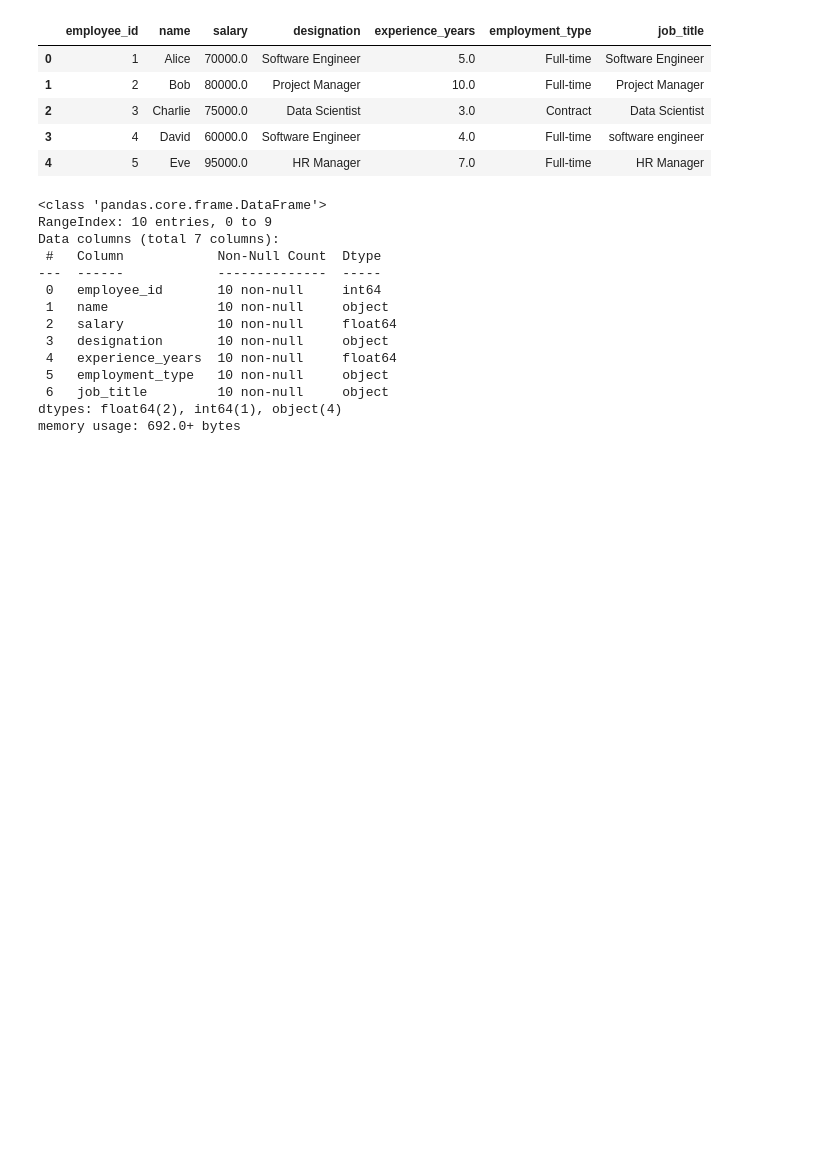
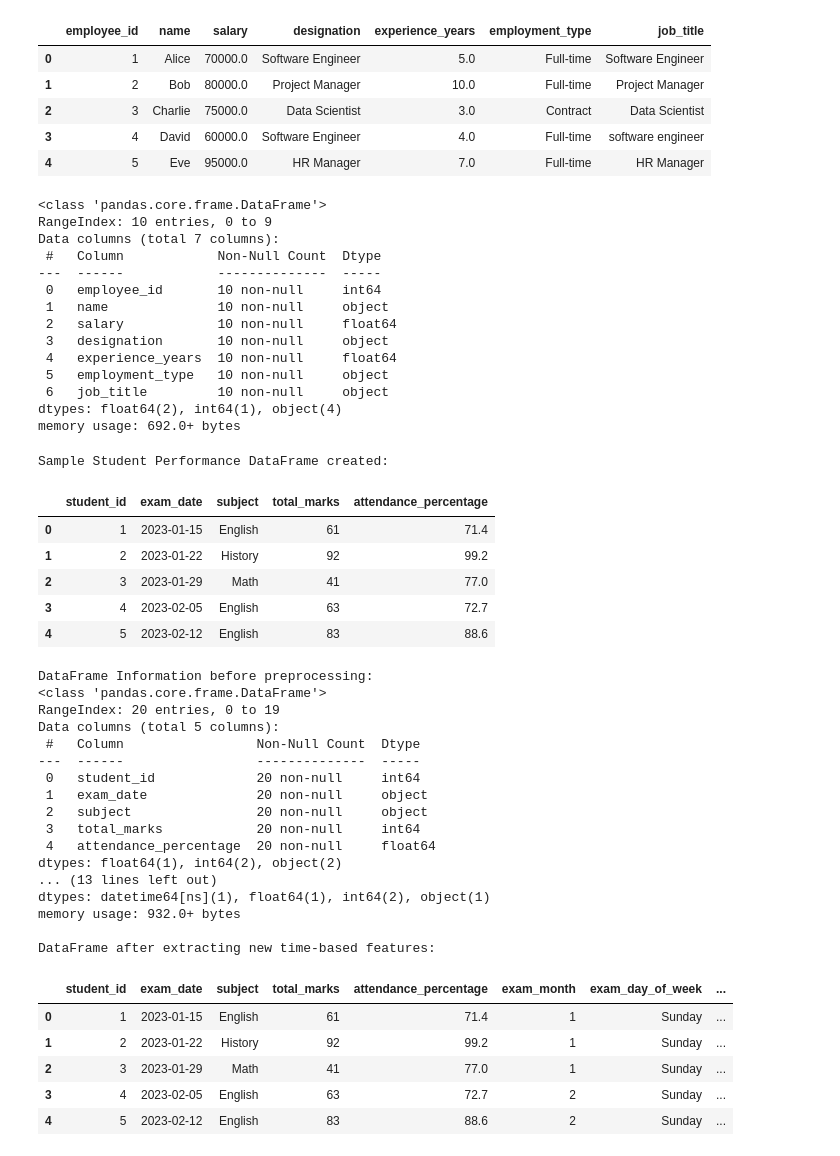
Before and after one commit to Udayan-12/AI.Assisted.Coding, a Jupyter notebook: lab.17.3.ipynb, the cells around one changed output. Saved outputs shown, nothing was run; the diff lists cells and outputs as text; code cells hidden in the pictures; blank space fills up the shorter version.

```diff
--- a/lab.17.3.ipynb
+++ b/lab.17.3.ipynb
@@ -166,3 +166,75 @@ Data columns (total 7 columns):
  6   job_title         10 non-null     object
 dtypes: float64(2), int64(1), object(4)
 memory usage: 692.0+ bytes
+# %%
+import pandas as pd
+import numpy as np
+
+# Creating a sample student performance DataFrame
+np.random.seed(42)
+data = {
+    'student_id': range(1, 21),
+    'exam_date': pd.to_datetime(pd.date_range(start='2023-01-15', periods=20, freq='W').strftime('%Y-%m-%d')).astype(str).tolist(), # Convert to string to simulate initial state
+    'subject': np.random.choice(['Math', 'Science', 'English', 'History'], 20),
+    'total_marks': np.random.randint(40, 100, 20).tolist(),
+    'attendance_percentage': np.random.uniform(70, 100, 20).round(1).tolist()
+}
+
+# Create the DataFrame first
+df_student = pd.DataFrame(data)
+
+# Introduce some outliers in total_marks directly in the DataFrame
+indices_to_change = np.random.choice(len(df_student['total_marks']), 2, replace=False)
+df_student.loc[indices_to_change, 'total_marks'] = [10, 120] # Low and high outliers
+
+print("Sample Student Performance DataFrame created:")
+display(df_student.head())
+print("\nDataFrame Information before preprocessing:")
+df_student.info()
+
+
+# 1. Convert 'exam_date' column into datetime format
+df_student['exam_date'] = pd.to_datetime(df_student['exam_date'])
+print("\n'exam_date' column converted to datetime:")
+df_student.info()
+
+# 2. Extract new features (month, semester, day)
+df_student['exam_month'] = df_student['exam_date'].dt.month
+df_student['exam_day_of_week'] = df_student['exam_date'].dt.day_name()
+
+# For semester, let's define a simple rule (e.g., Jan-June as Semester 1, July-Dec as Semester 2)
+df_student['semester'] = df_student['exam_date'].apply(lambda x: 'Semester 1' if x.month <= 6 else 'Semester 2')
+
+print("\nDataFrame after extracting new time-based features:")
+display(df_student.head())
+# %% [output]
+Sample Student Performance DataFrame created:
+|  | student_id | exam_date | subject | total_marks | attendance_percentage |
+| 0 | 1 | 2023-01-15 | English | 61 | 71.4 |
+| 1 | 2 | 2023-01-22 | History | 92 | 99.2 |
+| 2 | 3 | 2023-01-29 | Math | 41 | 77.0 |
+| 3 | 4 | 2023-02-05 | English | 63 | 72.7 |
+| 4 | 5 | 2023-02-12 | English | 83 | 88.6 |
+DataFrame Information before preprocessing:
+<class 'pandas.core.frame.DataFrame'>
+RangeIndex: 20 entries, 0 to 19
+Data columns (total 5 columns):
+ #   Column                 Non-Null Count  Dtype
+---  ------                 --------------  -----
+ 0   student_id             20 non-null     int64
+ 1   exam_date              20 non-null     object
+ 2   subject                20 non-null     object
+ 3   total_marks            20 non-null     int64
+ 4   attendance_percentage  20 non-null     float64
+dtypes: float64(1), int64(2), object(2)
+... (13 lines left out)
+dtypes: datetime64[ns](1), float64(1), int64(2), object(1)
+memory usage: 932.0+ bytes
+
+DataFrame after extracting new time-based features:
+|  | student_id | exam_date | subject | total_marks | attendance_percentage | exam_month | exam_day_of_week | ... |
+| 0 | 1 | 2023-01-15 | English | 61 | 71.4 | 1 | Sunday | ... |
+| 1 | 2 | 2023-01-22 | History | 92 | 99.2 | 1 | Sunday | ... |
+| 2 | 3 | 2023-01-29 | Math | 41 | 77.0 | 1 | Sunday | ... |
+| 3 | 4 | 2023-02-05 | English | 63 | 72.7 | 2 | Sunday | ... |
+| 4 | 5 | 2023-02-12 | English | 83 | 88.6 | 2 | Sunday | ... |
```
